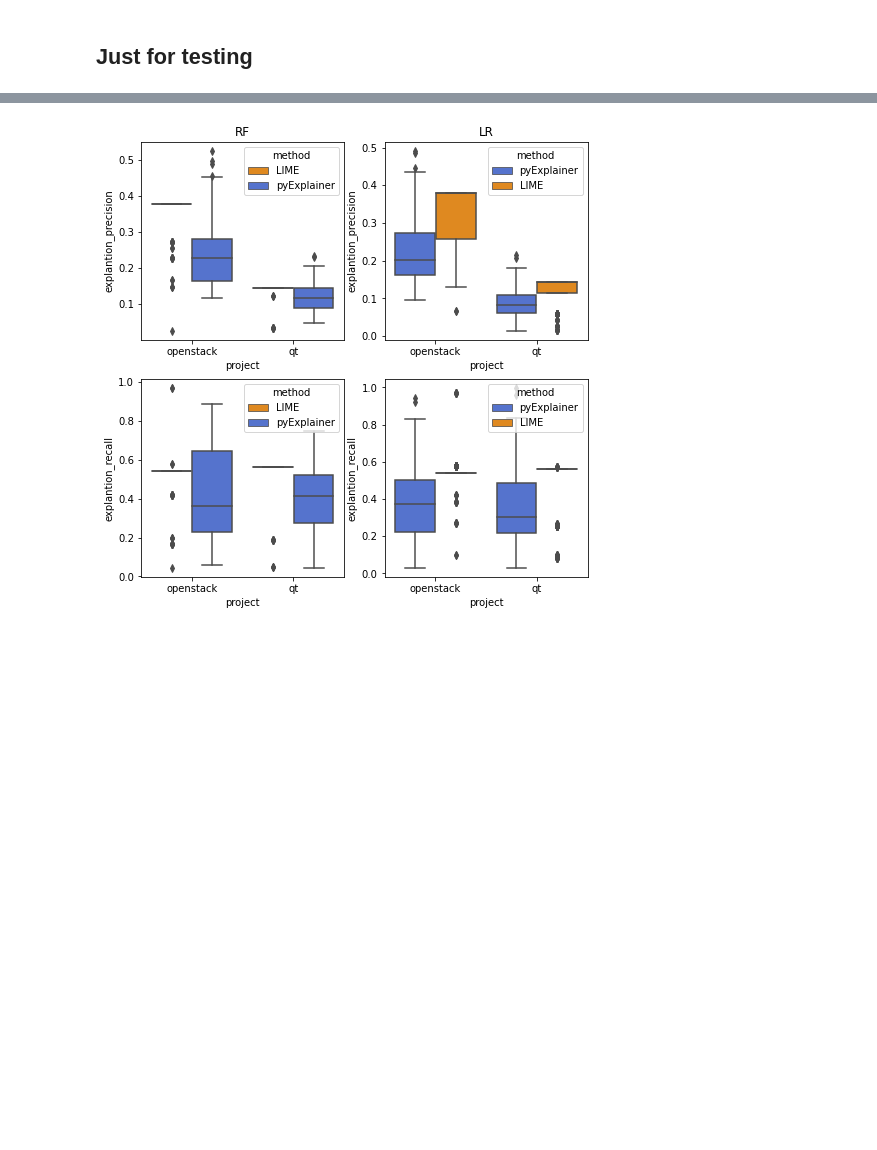
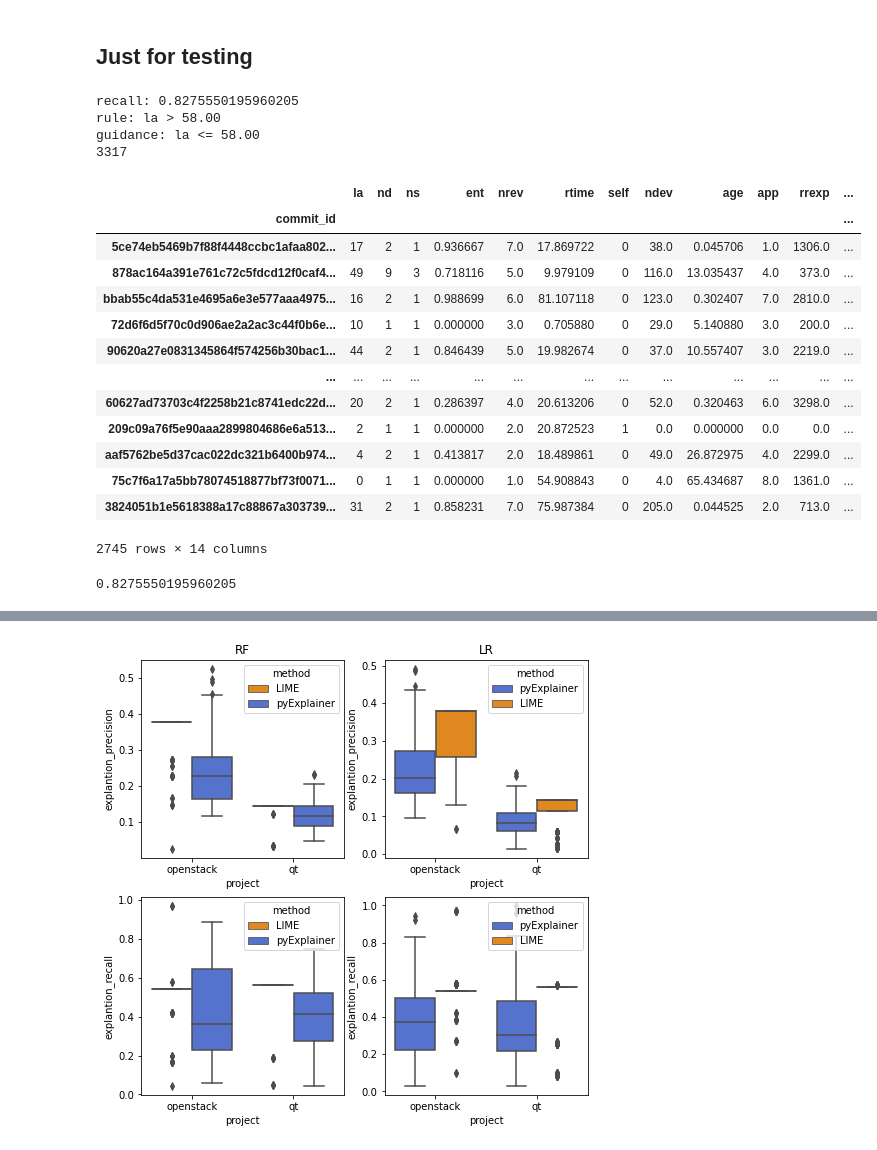
Before and after one commit to awsm-research/PyExplainer, a Jupyter notebook: experiment/evaluation_clean_code.ipynb, the cells around one changed output, grey strips where cells are left out. Saved outputs shown, nothing was run; the diff lists cells and outputs as text; code cells hidden in the pictures; blank space fills up the shorter version.

```diff
--- a/experiment/evaluation_clean_code.ipynb
+++ b/experiment/evaluation_clean_code.ipynb
@@ -1500,19 +1500,21 @@ def eval_PyExplainer_guidance(guidance, x_test, y_test_flip, method_name, global
 
     return guide_eval_result
 # %%
-## use inverse rule to predict train/test clean instance
 def rq3_eval(proj_name, global_model_name):
     global_model, correctly_predict_df, indep, dep, feature_df = prepare_data_for_testing(proj_name, global_model_name)
     x_test, y_test = prepare_data(proj_name, mode = 'test')
 
     y_test_flip = [False if val else True for val in y_test]
 
+    x_test['label'] = y_test
+
     rq3_explanation_result = pd.DataFrame()
 
     pyexp_guidance_result_list = []
     lime_guidance_result_df = pd.DataFrame()
 
-    for i in range(0,len(feature_df)):
+#     for i in range(0,len(feature_df)):
+    for i in range(6,len(feature_df)):
         X_explain = feature_df.iloc[[i]]
 
         row_index = str(X_explain.index[0])
@@ -1524,7 +1526,10 @@ def rq3_eval(proj_name, global_model_name):
         py_exp_local_model = py_exp['local_model']
         lime_exp_local_model = lime_exp['local_model']
 
+        # get rules that match X_explain -> + coeff -> have highest importance score
+        # use this in get_rule_str_of_rulefit()
         py_exp_the_best_defective_rule_str = get_rule_str_of_rulefit(py_exp_local_model)
+
         lime_the_best_defective_rule_str = lime_exp['rule'].as_list()[0][0]
 
         py_exp_pred = eval_rule(py_exp_the_best_defective_rule_str, X_explain)[0]
@@ -1549,10 +1554,12 @@ def rq3_eval(proj_name, global_model_name):
             # for guidance
             g2_guide, g4_guide = get_g2_g4_guidance(py_exp_local_model, X_explain)
 
-            flip_guide_eval_result = eval_PyExplainer_guidance(py_exp_the_best_defective_rule_str, x_test, y_test_flip,
-                                                               'PyExpFlip',global_model_name, flip=True)
-            g2_guide_eval_result = eval_PyExplainer_guidance(g2_guide, x_test, y_test_flip, 'PyExpG2',global_model_name, flip=False)
-            g4_guide_eval_result = eval_PyExplainer_guidance(g4_guide, x_test, y_test_flip, 'PyExpG4',global_model_name, flip=False)
+            flip_guide_eval_result = eval_PyExplainer_guidance(proj_name, global_model_name,'PyExpFlip', row_index,
+                                                               py_exp_the_best_defective_rule_str, x_test, y_test_flip, flip=True)
+            g2_guide_eval_result = eval_PyExplainer_guidance(proj_name, global_model_name,'PyExpG2', row_index,
+                                                               g2_guide, x_test, y_test_flip, flip=False)
+            g4_guide_eval_result = eval_PyExplainer_guidance(proj_name, global_model_name,'PyExpG4', row_index,
+                                                               g4_guide, x_test, y_test_flip, flip=False)
 
             pyexp_guidance_result_list.append(flip_guide_eval_result)
             pyexp_guidance_result_list.append(g2_guide_eval_result)
@@ -1581,20 +1588,32 @@ def rq3_eval(proj_name, global_model_name):
             lime_serie_test = pd.Series(data=[proj_name, row_index, 'LIME', global_model_name, lime_guidance, guide_prec, guide_rec])
             lime_guidance_result_df = lime_guidance_result_df.append(lime_serie_test, ignore_index=True)
 
+            print('recall:', guide_rec)
+            print('rule:', lime_the_best_defective_rule_str)
+            print('guidance:', lime_guidance)
+
+            print(len(x_test[x_test['label']==False]))
+            display(x_test[(x_test['la']<=58) & (x_test['label']==False)])
+#             print('guidance from rule')
+#             print(lime_rule_eval)
+
+#             print('finish')
+            break
+
         print('finished {} from {} commits'.format(str(i+1),len(feature_df)))
 
 
-    pyexp_guidance_result_df = pd.concat(pyexp_guidance_result_list)
+#     pyexp_guidance_result_df = pd.concat(pyexp_guidance_result_list)
 
-    rq3_guidance_result = pd.concat([pyexp_guidance_result_df, lime_guidance_result_df])
+#     rq3_guidance_result = pd.concat([pyexp_guidance_result_df, lime_guidance_result_df])
 
 
 
-    rq3_explanation_result.columns = ['project','commit_id','method','global_model','explanation','precision','recall']
-    rq3_guidance_result.columns = ['project','commit_id','method', 'global_model','guidance','precision','recall']
+#     rq3_explanation_result.columns = ['project','commit_id','method','global_model','explanation','precision','recall']
+#     rq3_guidance_result.columns = ['project','commit_id','method', 'global_model','guidance','precision','recall']
 
-    rq3_explanation_result.to_csv(result_dir+'RQ3_'+proj_name+'_'+global_model_name+'_explanation_eval_split_rulefit_condition.csv',index=False)
-    rq3_guidance_result.to_csv(result_dir+'RQ3_'+proj_name+'_'+global_model_name+'_guidance_eval_split_rulefit_condition.csv',index=False)
+#     rq3_explanation_result.to_csv(result_dir+'RQ3_'+proj_name+'_'+global_model_name+'_explanation_eval_split_rulefit_condition.csv',index=False)
+#     rq3_guidance_result.to_csv(result_dir+'RQ3_'+proj_name+'_'+global_model_name+'_guidance_eval_split_rulefit_condition.csv',index=False)
 
 
     #         break
@@ -1608,7 +1627,30 @@ def rq3_eval(proj_name, global_model_name):
 
 #     display(rq3_eval_result)
 # %%
-# rq3_eval('openstack','RF')
+rq3_eval('openstack','RF')
+# %% [output]
+recall: 0.8275550195960205
+rule: la > 58.00
+guidance: la <= 58.00
+3317
+|  | la | nd | ns | ent | nrev | rtime | self | ndev | age | app | rrexp | ... |
+| commit_id |  |  |  |  |  |  |  |  |  |  |  | ... |
+| 5ce74eb5469b7f88f4448ccbc1afaa802... | 17 | 2 | 1 | 0.936667 | 7.0 | 17.869722 | 0 | 38.0 | 0.045706 | 1.0 | 1306.0 | ... |
+| 878ac164a391e761c72c5fdcd12f0caf4... | 49 | 9 | 3 | 0.718116 | 5.0 | 9.979109 | 0 | 116.0 | 13.035437 | 4.0 | 373.0 | ... |
+| bbab55c4da531e4695a6e3e577aaa4975... | 16 | 2 | 1 | 0.988699 | 6.0 | 81.107118 | 0 | 123.0 | 0.302407 | 7.0 | 2810.0 | ... |
+| 72d6f6d5f70c0d906ae2a2ac3c44f0b6e... | 10 | 1 | 1 | 0.000000 | 3.0 | 0.705880 | 0 | 29.0 | 5.140880 | 3.0 | 200.0 | ... |
+| 90620a27e0831345864f574256b30bac1... | 44 | 2 | 1 | 0.846439 | 5.0 | 19.982674 | 0 | 37.0 | 10.557407 | 3.0 | 2219.0 | ... |
+| ... | ... | ... | ... | ... | ... | ... | ... | ... | ... | ... | ... | ... |
+| 60627ad73703c4f2258b21c8741edc22d... | 20 | 2 | 1 | 0.286397 | 4.0 | 20.613206 | 0 | 52.0 | 0.320463 | 6.0 | 3298.0 | ... |
+| 209c09a76f5e90aaa2899804686e6a513... | 2 | 1 | 1 | 0.000000 | 2.0 | 20.872523 | 1 | 0.0 | 0.000000 | 0.0 | 0.0 | ... |
+| aaf5762be5d37cac022dc321b6400b974... | 4 | 2 | 1 | 0.413817 | 2.0 | 18.489861 | 0 | 49.0 | 26.872975 | 4.0 | 2299.0 | ... |
+| 75c7f6a17a5bb78074518877bf73f0071... | 0 | 1 | 1 | 0.000000 | 1.0 | 54.908843 | 0 | 4.0 | 65.434687 | 8.0 | 1361.0 | ... |
+| 3824051b1e5618388a17c88867a303739... | 31 | 2 | 1 | 0.858231 | 7.0 | 75.987384 | 0 | 205.0 | 0.044525 | 2.0 | 713.0 | ... |
+2745 rows × 14 columns
+# %%
+2745/3317
+# %% [output]
+0.8275550195960205
 # %%
 start = time.time()
 print('openstack')
```
Also changed, not shown: parts of 13 cells of this notebook.
